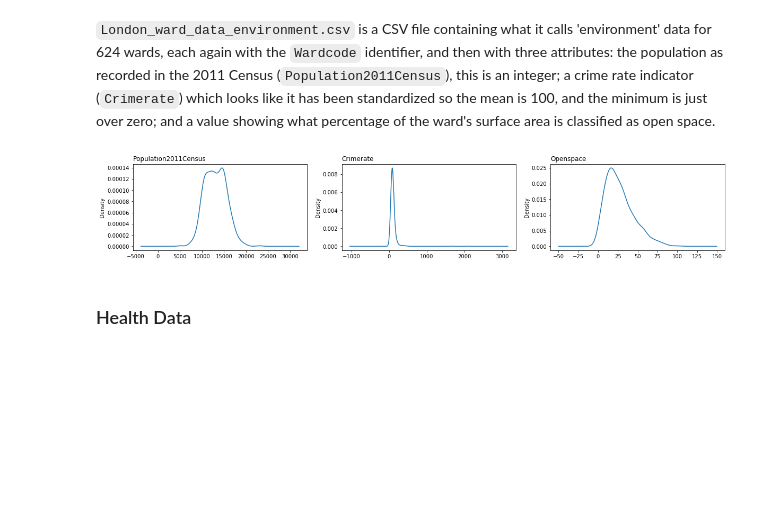
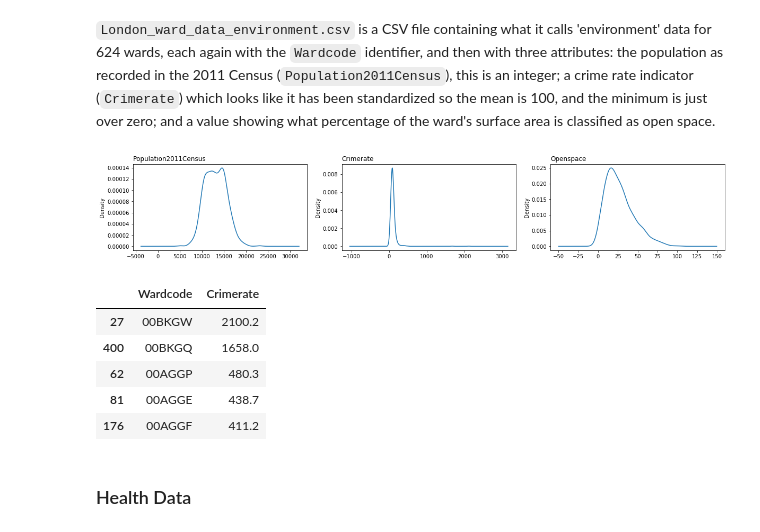
Before and after one commit to peterprescott/ward-lifetimes, a Jupyter notebook: ward_lifetimes.ipynb, the cells around one changed output. Saved outputs shown, nothing was run; the diff lists cells and outputs as text; code cells hidden in the pictures; blank space fills up the shorter version.

```diff
--- a/ward_lifetimes.ipynb
+++ b/ward_lifetimes.ipynb
@@ -158,6 +153,15 @@ Name: Openspace, dtype: float64
 plot_features(env)
 # %% [output]
 [figure]
+# %%
+env[['Wardcode','Crimerate']].sort_values('Crimerate', ascending=False).head()
+# %% [output]
+|  | Wardcode | Crimerate |
+| 27 | 00BKGW | 2100.2 |
+| 400 | 00BKGQ | 1658.0 |
+| 62 | 00AGGP | 480.3 |
+| 81 | 00AGGE | 438.7 |
+| 176 | 00AGGF | 411.2 |
 # %% [markdown]
 ### Health Data
 # %%
```
Also changed, not shown: parts of 27 cells of this notebook.
